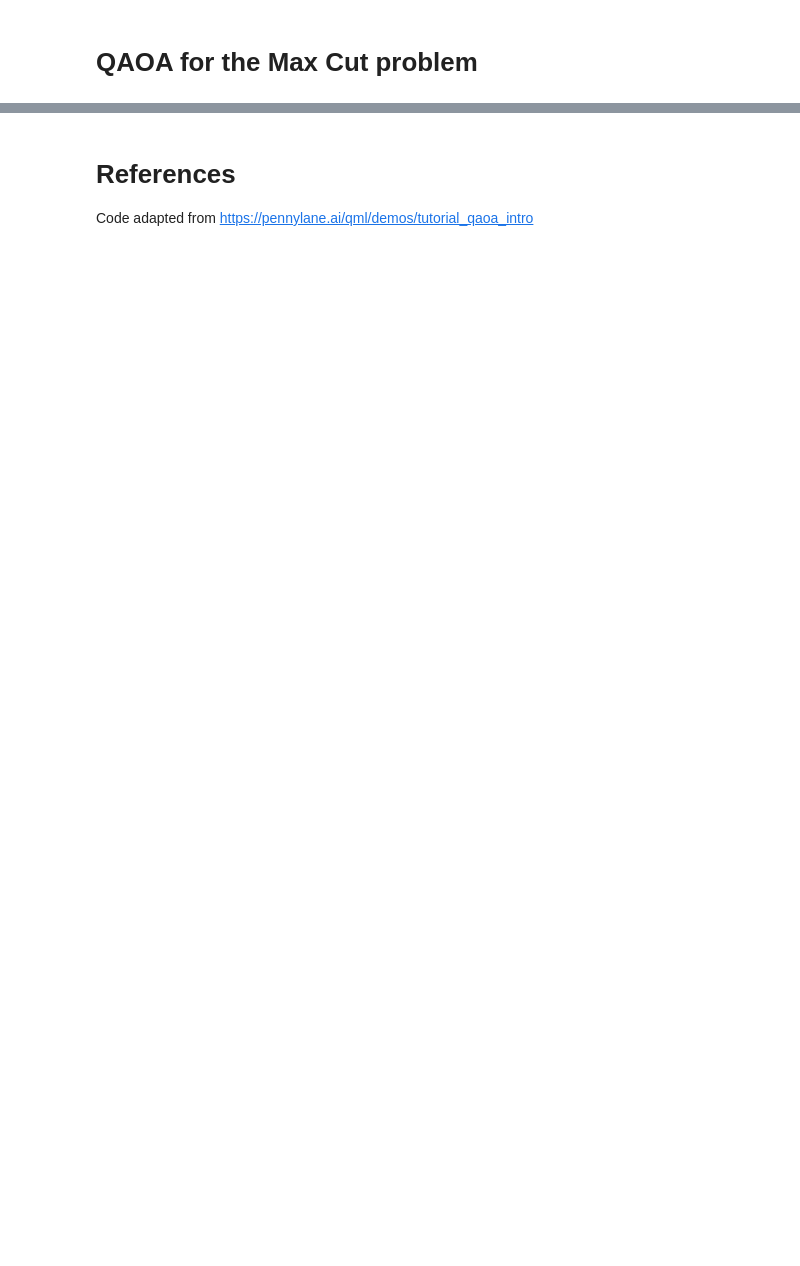
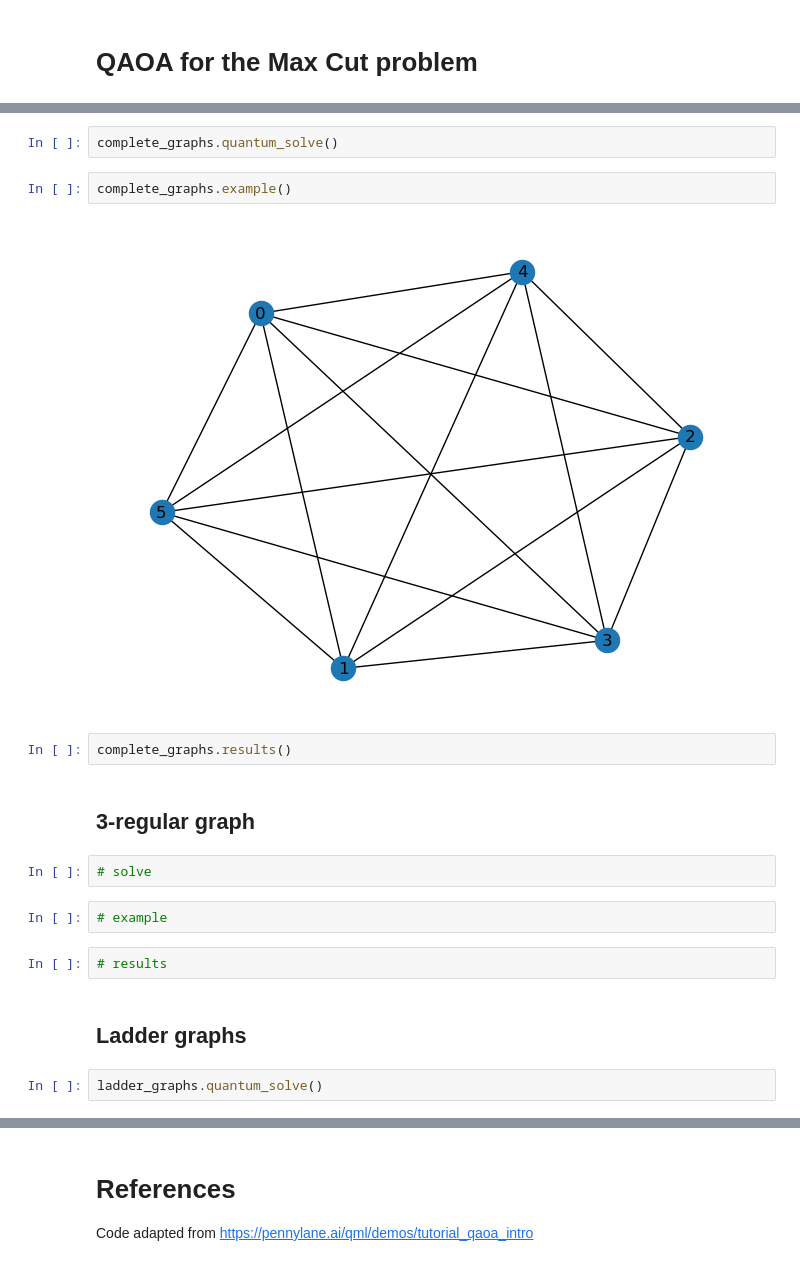
Before and after one commit to wasanahere/qcomp, a Jupyter notebook: qaoa-maxcut.ipynb, the cells around one changed output, grey strips where cells are left out. Cells and saved outputs as stored; diff of their text form; blank space fills up the shorter version.

```diff
--- a/qaoa-maxcut.ipynb
+++ b/qaoa-maxcut.ipynb
@@ -90,0 +169,20 @@ print([0.5] * 5)
+# %%
+complete_graphs.quantum_solve()
+# %%
+complete_graphs.example()
+# %% [output]
+[figure, added]
+# %%
+complete_graphs.results()
+# %% [markdown]
+## 3-regular graph
+# %%
+# solve
+# %%
+# example
+# %%
+# results
+# %% [markdown]
+## Ladder graphs
+# %%
+ladder_graphs.quantum_solve()
```
Also changed, not shown: parts of 41 cells of this notebook, 1 other file.
